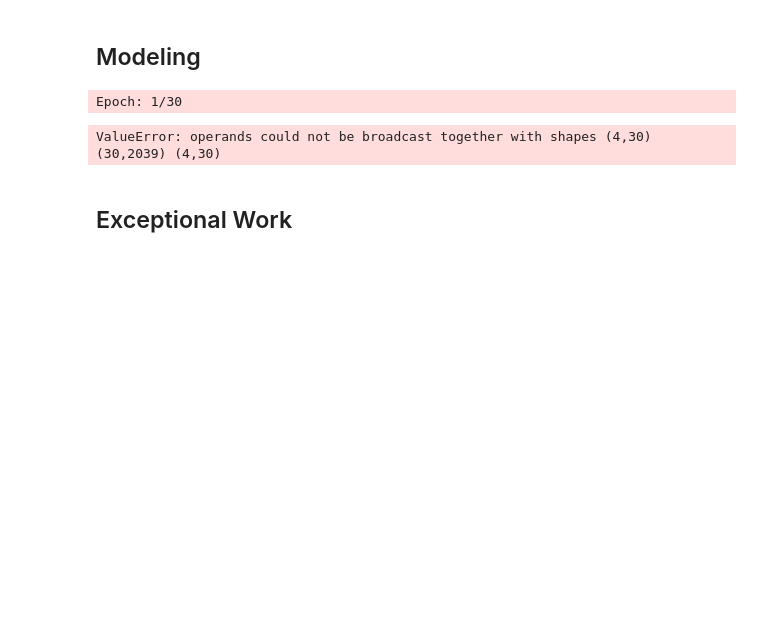
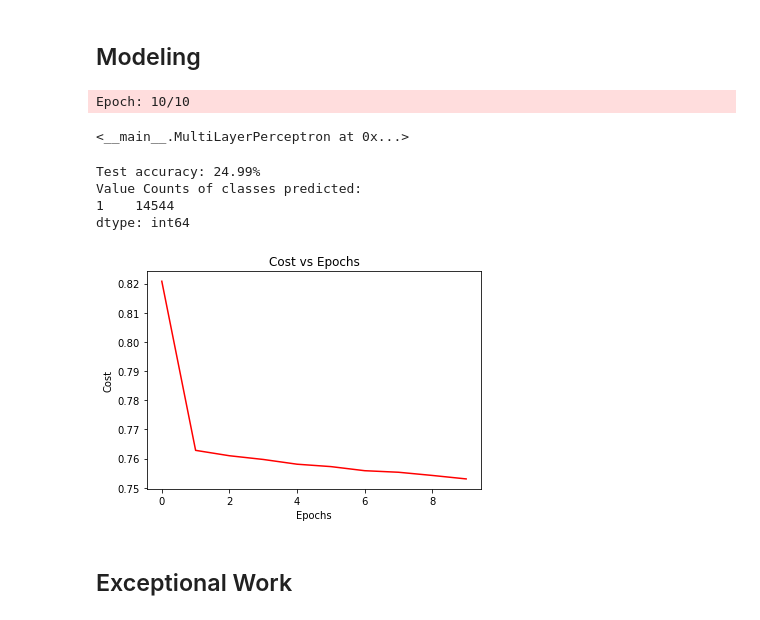
Before and after one commit to RayaanJIrani/MLLab4MultiLayerPerceptron, a Jupyter notebook: main.ipynb, the cells around one changed output. Drawn from its saved outputs; the diff is of its cells as text; code cells hidden in the pictures; blank space fills up the shorter version.

```diff
--- a/main.ipynb
+++ b/main.ipynb
@@ -539,26 +539,22 @@ class MultiLayerPerceptron(object):
         # Reverse A:
         # Remove the FINAL element of A:
 
+        final = True
+        for i in range(len(self.weights_)-1, -1, -1):
 
-        final = True
-        for a, w in zip(A[::-1], self.weights_[::-1]):
-            if final:
-                final = False
-                continue
-
-            curr_grad = v @ a.T
+            curr_grad = v @ A[i].T
             # Adding Regularization:
-            curr_grad += w * self.l2_C
+            curr_grad += self.weights_[i] * self.l2_C
 
             curr_bias = np.sum(v, axis=1).reshape((-1,1))
 
             b_gradients.append(curr_bias)
             w_gradients.append(curr_grad)
 
-            v = a * (1-a) * (w.T @ v)
+            v = A[i] * (1-A[i]) * (self.weights_[i].T @ v)
 
-        w_gradients = w_gradients.reverse()
-        b_gradients = b_gradients.reverse()
+        w_gradients.reverse()
+        b_gradients.reverse()
 
         return w_gradients, b_gradients
 
@@ -638,10 +634,30 @@ class MultiLayerPerceptron(object):
 
         return self
 # %%
-model4 = MultiLayerPerceptron(epochs=30)
+hyper_params["epochs"] = 10
+hyper_params["n_layers"] = 30
+model4 = MultiLayerPerceptron(**hyper_params)
 model4.fit(X_train, y_train, print_progress=1, XY_test=(X_test,y_test))
 # %% [output]
-Epoch: 1/30
+Epoch: 10/10
-ValueError: operands could not be broadcast together with shapes (4,30) (30,2039) (4,30)
+<__main__.MultiLayerPerceptron at 0x...>
+# %%
+y_pred = model4.predict(X_test)
+print('Test accuracy: %.2f%%' % (accuracy_score(y_test, y_pred)*100))
+# print out the value counts of each item in y_pred_scl_one_hot:
+print("Value Counts of classes predicted: ")
+print(pd.Series(y_pred).value_counts())
+cost_avgs = np.mean(model4.cost_,axis=1)
+plt.plot(range(len(cost_avgs)), cost_avgs, color='red')
+plt.ylabel('Cost')
+plt.xlabel('Epochs')
+plt.title('Cost vs Epochs')
+plt.show()
+# %% [output]
+Test accuracy: 24.99%
+Value Counts of classes predicted:
+1    14544
+dtype: int64
+[figure, added]
 # %% [markdown]
 ## Exceptional Work
```
Also changed, not shown: 1 other file.
